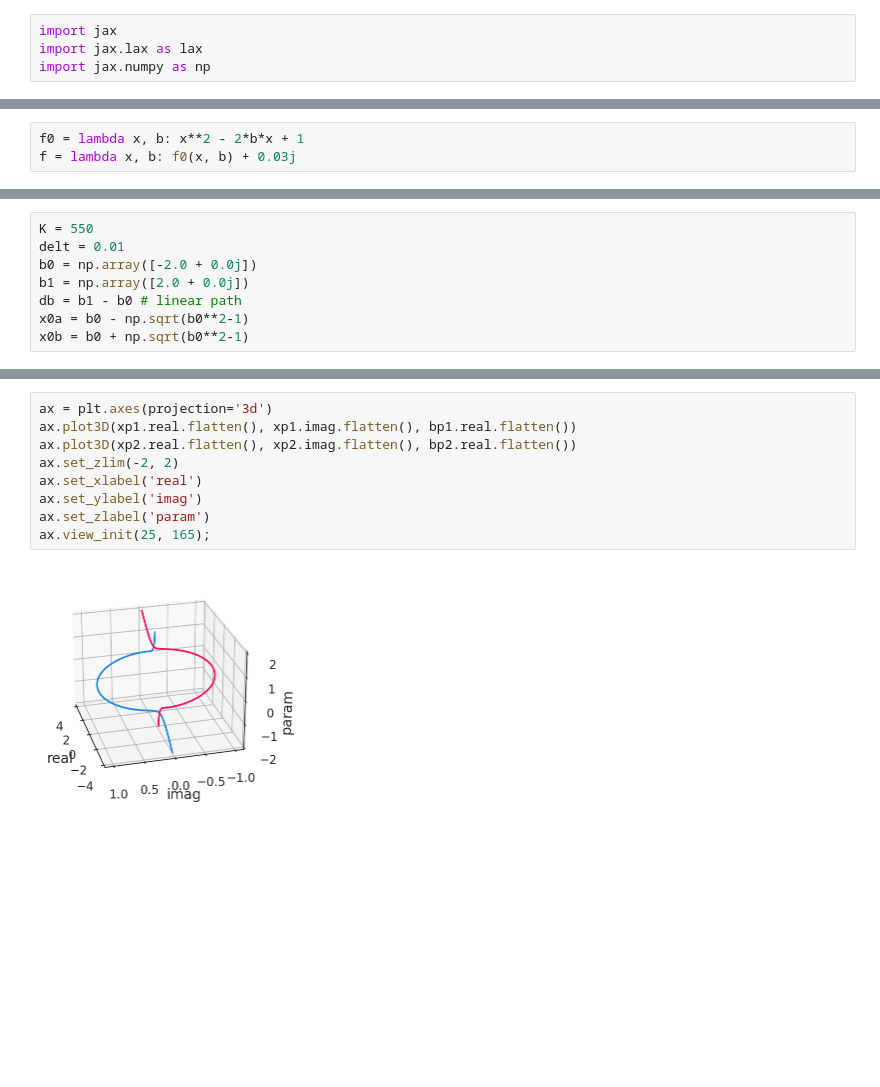
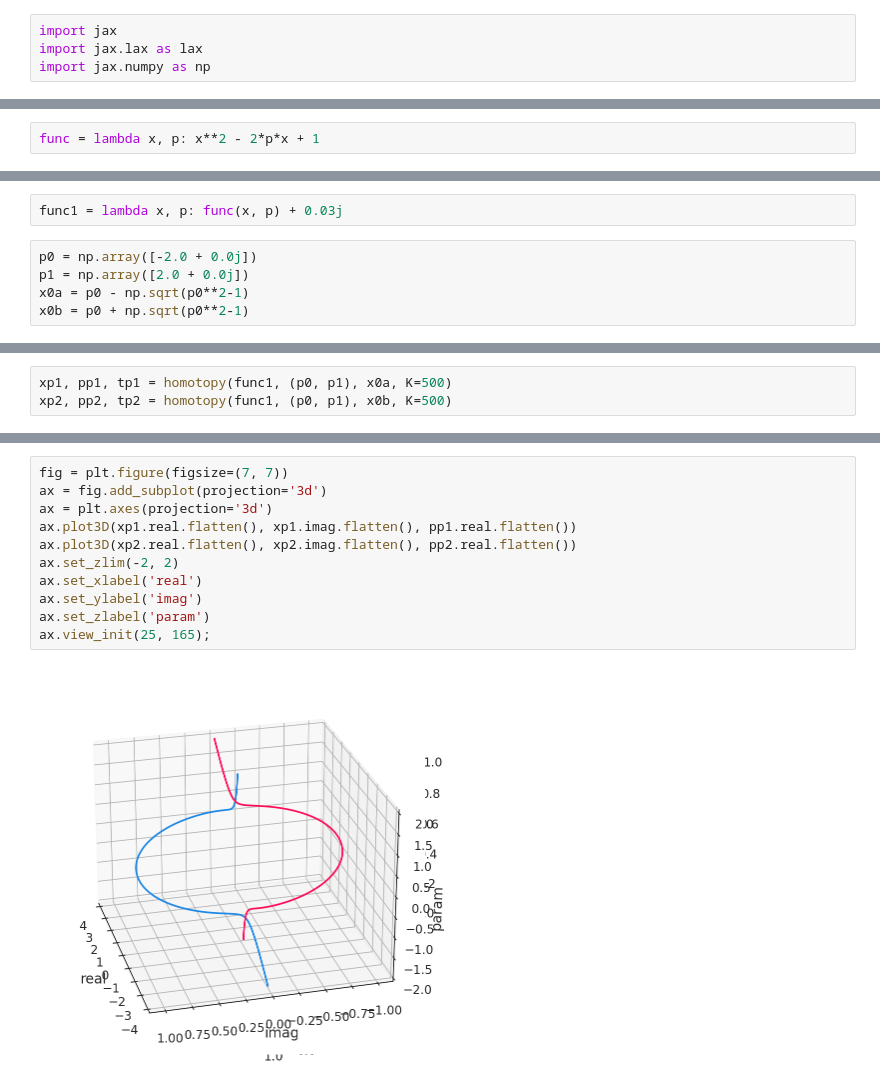
Before and after one commit to iamlemec/valjax, a Jupyter notebook: notebooks/homotopy.ipynb, the cells around one changed output, grey strips where cells are left out. Saved outputs shown, nothing was run; the diff lists cells and outputs as text; blank space fills up the shorter version.

Commit message:
homotopy library

```diff
--- a/notebooks/homotopy.ipynb
+++ b/notebooks/homotopy.ipynb
@@ -31,6 +14,5 @@ def row_dets(mat):
 # %%
-f0 = lambda x, b: x**2 - 2*b*x + 1
-f = lambda x, b: f0(x, b) + 0.03j
+func = lambda x, p: x**2 - 2*p*x + 1
 # %%
 xgrid = np.linspace(-5, 5, 100)
 fig, ax = plt.subplots(figsize=(7, 4))
@@ -49,8 +30,7 @@ fb = jax.jacobian(f, argnums=1, holomorphic=True)
+# %%
+func1 = lambda x, p: func(x, p) + 0.03j
 # %%
-K = 550
-delt = 0.01
-b0 = np.array([-2.0 + 0.0j])
-b1 = np.array([2.0 + 0.0j])
-db = b1 - b0 # linear path
-x0a = b0 - np.sqrt(b0**2-1)
-x0b = b0 + np.sqrt(b0**2-1)
+p0 = np.array([-2.0 + 0.0j])
+p1 = np.array([2.0 + 0.0j])
+x0a = p0 - np.sqrt(p0**2-1)
+x0b = p0 + np.sqrt(p0**2-1)
@@ -105,2 +37,5 @@ _, (xp2, bp2, tp2) = lax.scan(step_path, (x0b, b0, 0.0), np.arange(K))
+# %%
+xp1, pp1, tp1 = homotopy(func1, (p0, p1), x0a, K=500)
+xp2, pp2, tp2 = homotopy(func1, (p0, p1), x0b, K=500)
 # %%
 fig, (ax0, ax1) = plt.subplots(ncols=2, figsize=(10, 4))
@@ -113,13 +48,15 @@ ax0.set_xlim(-4, 4); ax1.set_xlim(-1.1, 1.1);
 # %% [output]
 [figure]
 # %%
+fig = plt.figure(figsize=(7, 7))
+ax = fig.add_subplot(projection='3d')
 ax = plt.axes(projection='3d')
-ax.plot3D(xp1.real.flatten(), xp1.imag.flatten(), bp1.real.flatten())
-ax.plot3D(xp2.real.flatten(), xp2.imag.flatten(), bp2.real.flatten())
+ax.plot3D(xp1.real.flatten(), xp1.imag.flatten(), pp1.real.flatten())
+ax.plot3D(xp2.real.flatten(), xp2.imag.flatten(), pp2.real.flatten())
 ax.set_zlim(-2, 2)
 ax.set_xlabel('real')
 ax.set_ylabel('imag')
 ax.set_zlabel('param')
 ax.view_init(25, 165);
 # %% [output]
-[figure, old version]
+[figure, new version]
```
Also changed, not shown: parts of 9 cells of this notebook, 2 other files.
